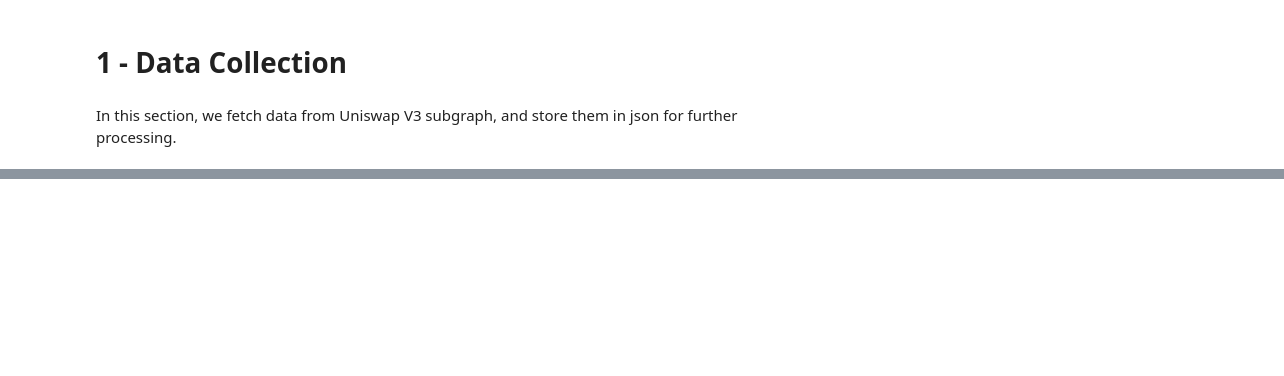
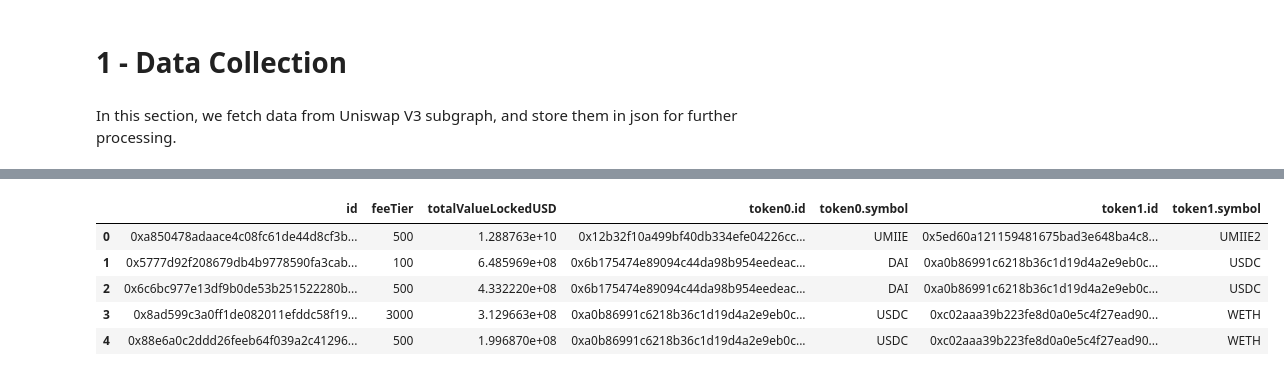
Before and after one commit to StardustLID/eth-uniswap-prelim-analysis, a Jupyter notebook: analysis/1-DataCollection.ipynb, the cells around one changed output, grey strips where cells are left out. Cells and saved outputs as stored; diff of their text form; code cells hidden in the pictures; blank space fills up the shorter version.

```diff
--- a/analysis/1-DataCollection.ipynb
+++ b/analysis/1-DataCollection.ipynb
@@ -296,6 +4,0 @@ print(df["date"][0], "to", dt.date.today(), "has", (dt.date.today() - df["date"]
-# %%
-pools_df = pd.DataFrame(
-    list(zip(pool_names, largest_tvl_pool_addrs)), columns=["name", "addr"]
-)
-pools_df.to_csv(os.path.join(DATA_PATH, "pools_df.csv"), index=False)
-df.to_csv(os.path.join(DATA_POOL_DAY_PATH, "poolDay.csv"), index=False)
@@ -301,0 +318,52 @@ df.to_csv(os.path.join(DATA_POOL_DAY_PATH, "poolDay.csv"), index=False)
+# %%
+# get top 50 pools by TVL (but only analyze top 20)
+TOP_POOLS_QUERY = """
+{
+    pools(first: 50, orderBy: totalValueLockedUSD, orderDirection: desc) {
+        id
+        token0 {
+            id
+            symbol
+        }
+        token1 {
+            id
+            symbol
+        }
+        feeTier
+        totalValueLockedUSD
+    }
+}
+"""
+
+POOLS_DF_PATH = os.path.join(DATA_PATH, "pools_df.csv")
+
+if refetch:
+    top_pools = run_query(UNISWAP_V3_SUBGRAPH_URL, TOP_POOLS_QUERY)["data"]
+    pools_df = pd.json_normalize(top_pools["pools"])
+else:
+    pools_df = pd.read_csv(POOLS_DF_PATH)
+
+# set column dtype
+pools_df = pools_df.astype(
+    {
+        "id": str,
+        "feeTier": int,
+        "totalValueLockedUSD": np.float64,
+        "token0.id": str,
+        "token0.symbol": str,
+        "token1.id": str,
+        "token1.symbol": str,
+    }
+)
+
+# only analyze top 20
+pools_df = pools_df.iloc[:20]
+
+pools_df.head()
+# %% [output]
+|  | id | feeTier | totalValueLockedUSD | token0.id | token0.symbol | token1.id | token1.symbol |
+| 0 | 0xa850478adaace4c08fc61de44d8cf3b... | 500 | 1.288763e+10 | 0x12b32f10a499bf40db334efe04226cc... | UMIIE | 0x5ed60a121159481675bad3e648ba4c8... | UMIIE2 |
+| 1 | 0x5777d92f208679db4b9778590fa3cab... | 100 | 6.485969e+08 | 0x6b175474e89094c44da98b954eedeac... | DAI | 0xa0b86991c6218b36c1d19d4a2e9eb0c... | USDC |
+| 2 | 0x6c6bc977e13df9b0de53b251522280b... | 500 | 4.332220e+08 | 0x6b175474e89094c44da98b954eedeac... | DAI | 0xa0b86991c6218b36c1d19d4a2e9eb0c... | USDC |
+| 3 | 0x8ad599c3a0ff1de082011efddc58f19... | 3000 | 3.129663e+08 | 0xa0b86991c6218b36c1d19d4a2e9eb0c... | USDC | 0xc02aaa39b223fe8d0a0e5c4f27ead90... | WETH |
+| 4 | 0x88e6a0c2ddd26feeb64f039a2c41296... | 500 | 1.996870e+08 | 0xa0b86991c6218b36c1d19d4a2e9eb0c... | USDC | 0xc02aaa39b223fe8d0a0e5c4f27ead90... | WETH |
```
Also changed, not shown: parts of 47 cells of this notebook, 10 other files.
